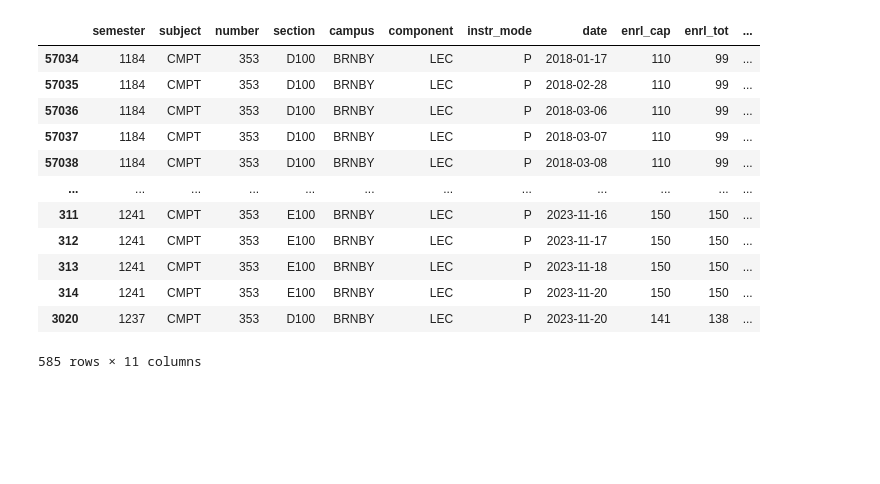
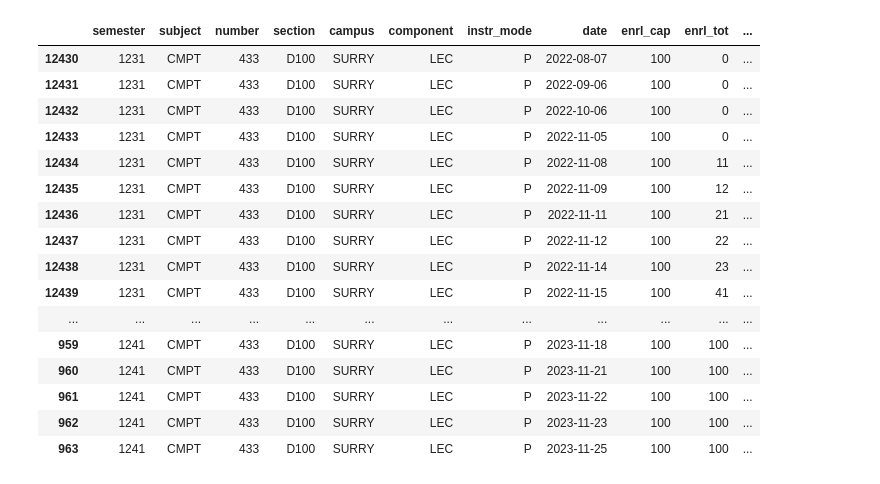
Before and after one commit to djennedy/353project, a Jupyter notebook: 01_data_cleaning copy.ipynb, the cells around one changed output. Drawn from its saved outputs; the diff is of its cells as text; code cells hidden in the pictures; blank space fills up the shorter version.

```diff
--- a/01_data_cleaning copy.ipynb
+++ b/01_data_cleaning copy.ipynb
@@ -30,20 +35,25 @@ data
 # %%
 # Test: Graphing the enrollment data of CMPT 433
-testData = data.loc[data['number'] == '353']
-# testData = testData.loc[testData['semester'] == 1237]
+
+testData = data.loc[data['number'] == '433']
+testData = testData.loc[testData['semester'] >= 1231]
 testData = testData.sort_values(by=['date'])
 testData
 # %% [output]
 |  | semester | subject | number | section | campus | component | instr_mode | date | enrl_cap | enrl_tot | ... |
-| 57034 | 1184 | CMPT | 353 | D100 | BRNBY | LEC | P | 2018-01-17 | 110 | 99 | ... |
-| 57035 | 1184 | CMPT | 353 | D100 | BRNBY | LEC | P | 2018-02-28 | 110 | 99 | ... |
-| 57036 | 1184 | CMPT | 353 | D100 | BRNBY | LEC | P | 2018-03-06 | 110 | 99 | ... |
-| 57037 | 1184 | CMPT | 353 | D100 | BRNBY | LEC | P | 2018-03-07 | 110 | 99 | ... |
-| 57038 | 1184 | CMPT | 353 | D100 | BRNBY | LEC | P | 2018-03-08 | 110 | 99 | ... |
+| 12430 | 1231 | CMPT | 433 | D100 | SURRY | LEC | P | 2022-08-07 | 100 | 0 | ... |
+| 12431 | 1231 | CMPT | 433 | D100 | SURRY | LEC | P | 2022-09-06 | 100 | 0 | ... |
+| 12432 | 1231 | CMPT | 433 | D100 | SURRY | LEC | P | 2022-10-06 | 100 | 0 | ... |
+| 12433 | 1231 | CMPT | 433 | D100 | SURRY | LEC | P | 2022-11-05 | 100 | 0 | ... |
+| 12434 | 1231 | CMPT | 433 | D100 | SURRY | LEC | P | 2022-11-08 | 100 | 11 | ... |
+| 12435 | 1231 | CMPT | 433 | D100 | SURRY | LEC | P | 2022-11-09 | 100 | 12 | ... |
+| 12436 | 1231 | CMPT | 433 | D100 | SURRY | LEC | P | 2022-11-11 | 100 | 21 | ... |
+| 12437 | 1231 | CMPT | 433 | D100 | SURRY | LEC | P | 2022-11-12 | 100 | 22 | ... |
+| 12438 | 1231 | CMPT | 433 | D100 | SURRY | LEC | P | 2022-11-14 | 100 | 23 | ... |
+| 12439 | 1231 | CMPT | 433 | D100 | SURRY | LEC | P | 2022-11-15 | 100 | 41 | ... |
 | ... | ... | ... | ... | ... | ... | ... | ... | ... | ... | ... | ... |
-| 311 | 1241 | CMPT | 353 | E100 | BRNBY | LEC | P | 2023-11-16 | 150 | 150 | ... |
-| 312 | 1241 | CMPT | 353 | E100 | BRNBY | LEC | P | 2023-11-17 | 150 | 150 | ... |
-| 313 | 1241 | CMPT | 353 | E100 | BRNBY | LEC | P | 2023-11-18 | 150 | 150 | ... |
-| 314 | 1241 | CMPT | 353 | E100 | BRNBY | LEC | P | 2023-11-20 | 150 | 150 | ... |
-| 3020 | 1237 | CMPT | 353 | D100 | BRNBY | LEC | P | 2023-11-20 | 141 | 138 | ... |
+| 959 | 1241 | CMPT | 433 | D100 | SURRY | LEC | P | 2023-11-18 | 100 | 100 | ... |
+| 960 | 1241 | CMPT | 433 | D100 | SURRY | LEC | P | 2023-11-21 | 100 | 100 | ... |
+| 961 | 1241 | CMPT | 433 | D100 | SURRY | LEC | P | 2023-11-22 | 100 | 100 | ... |
+| 962 | 1241 | CMPT | 433 | D100 | SURRY | LEC | P | 2023-11-23 | 100 | 100 | ... |
+| 963 | 1241 | CMPT | 433 | D100 | SURRY | LEC | P | 2023-11-25 | 100 | 100 | ... |
-585 rows × 11 columns
```
Also changed, not shown: parts of 4 cells of this notebook.
